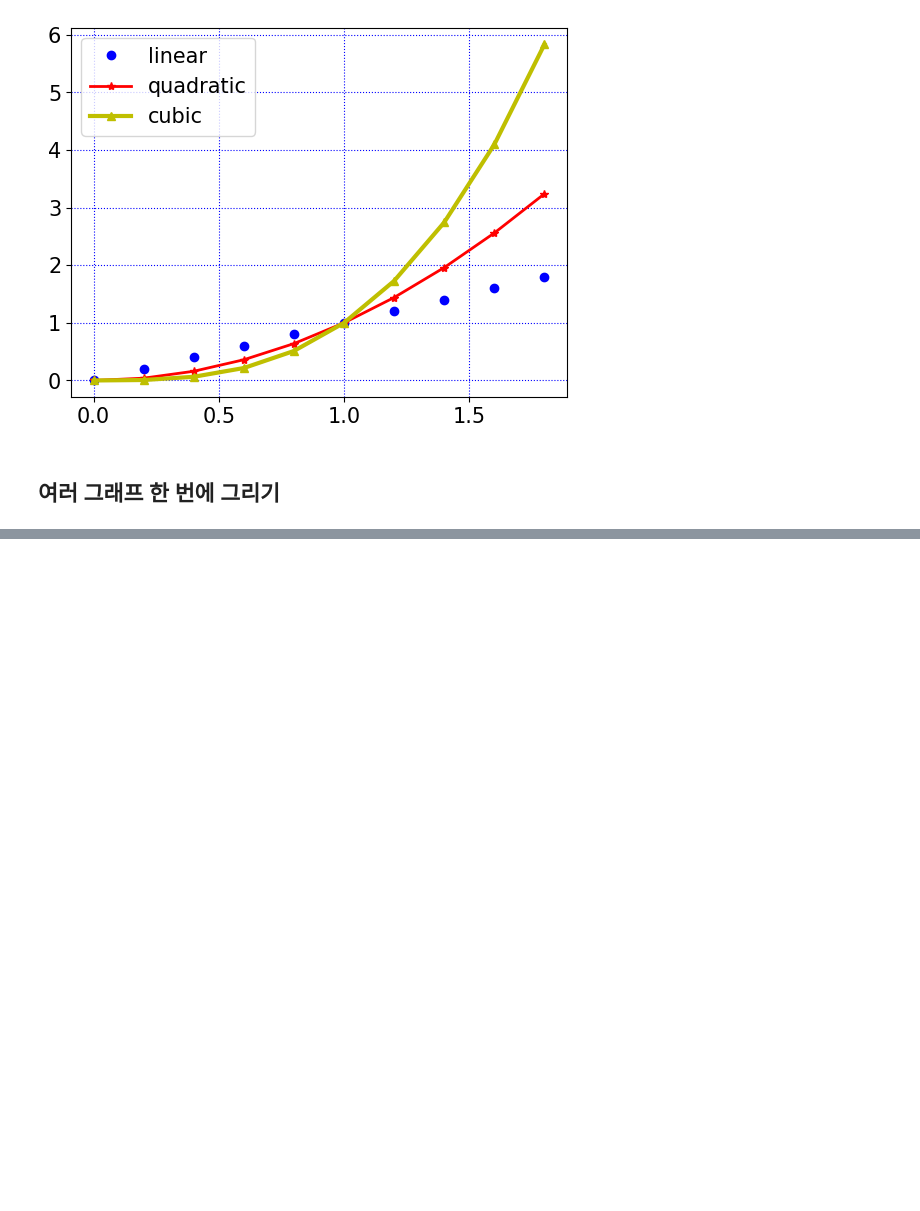
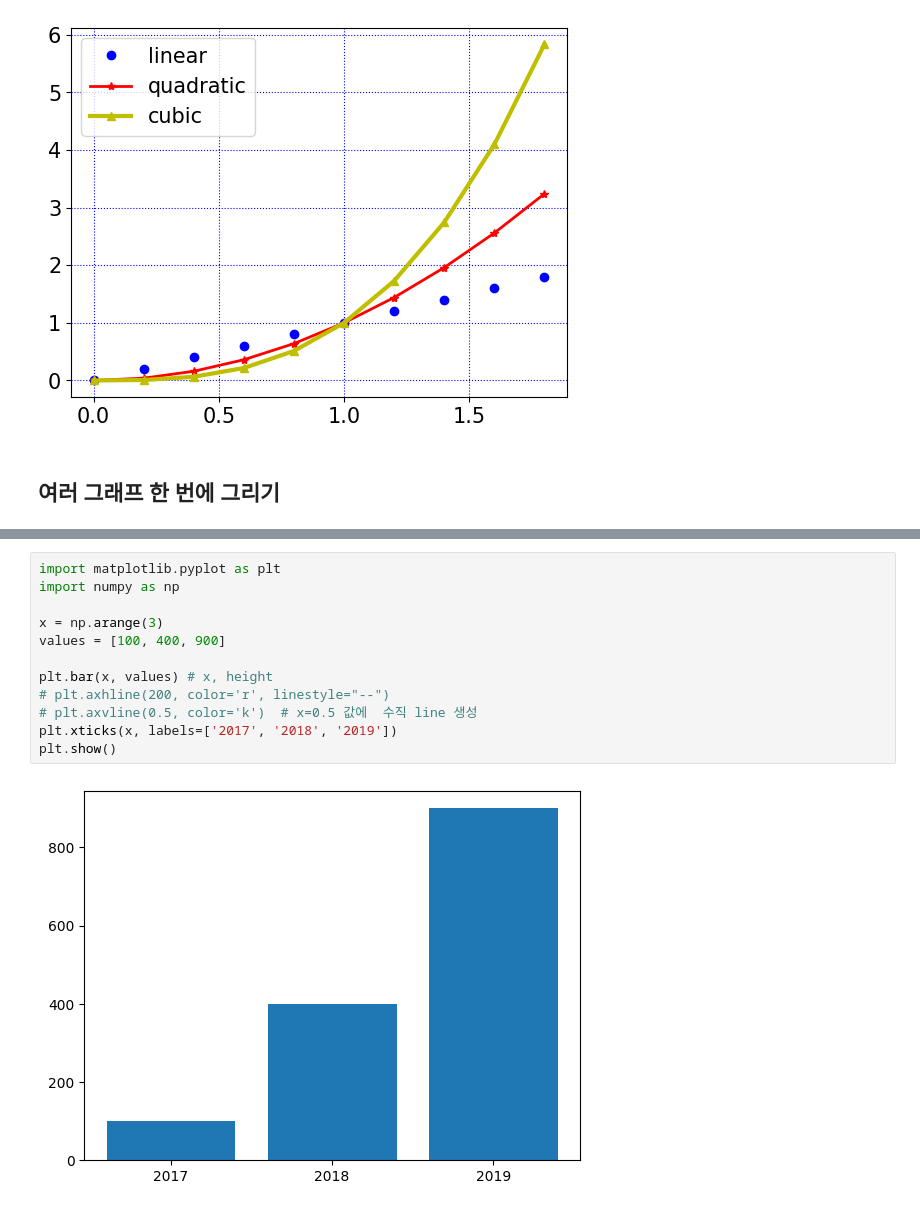
Before and after one commit to Minhyeok-kimm/TIL, a Jupyter notebook: Python/python_matplotlib.ipynb, the cells around one changed output, grey strips where cells are left out. Cells and saved outputs as stored; diff of their text form; blank space fills up the shorter version.

```diff
--- a/Python/python_matplotlib.ipynb
+++ b/Python/python_matplotlib.ipynb
@@ -254,0 +261,14 @@ plt.show()
+# %%
+import matplotlib.pyplot as plt
+import numpy as np
+
+x = np.arange(3)
+values = [100, 400, 900]
+
+plt.bar(x, values) # x, height
+# plt.axhline(200, color='r', linestyle="--")
+# plt.axvline(0.5, color='k')  # x=0.5 값에  수직 line 생성
+plt.xticks(x, labels=['2017', '2018', '2019'])
+plt.show()
+# %% [output]
+[figure, added]
```
Also changed, not shown: parts of 25 cells of this notebook, 1 other file.
